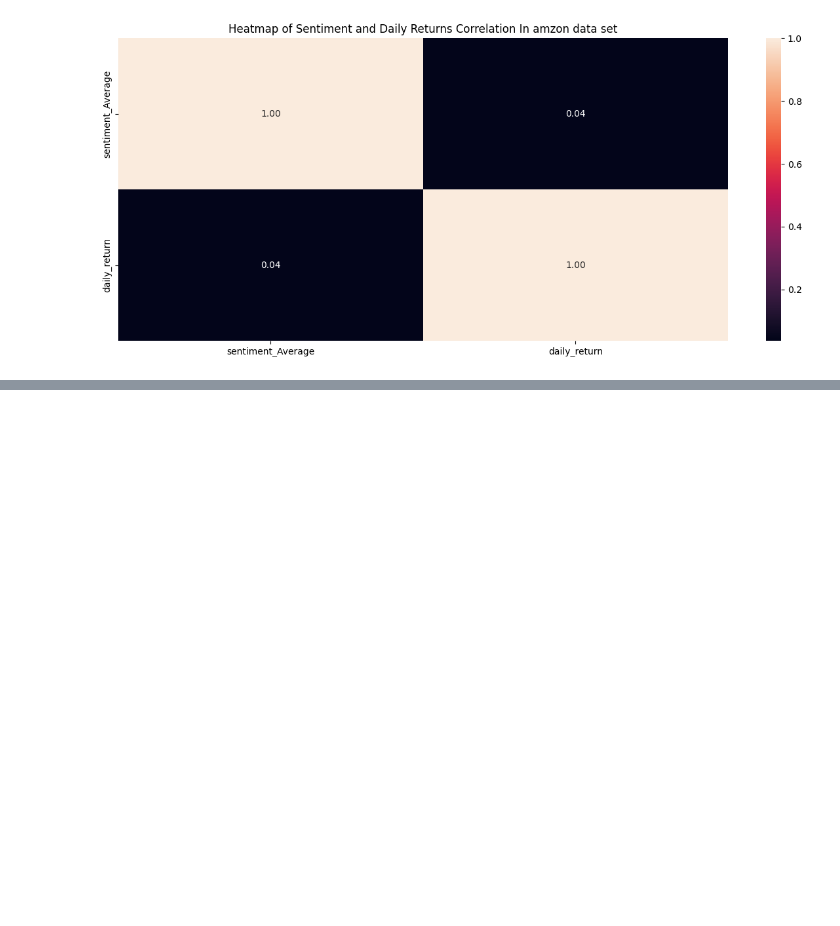
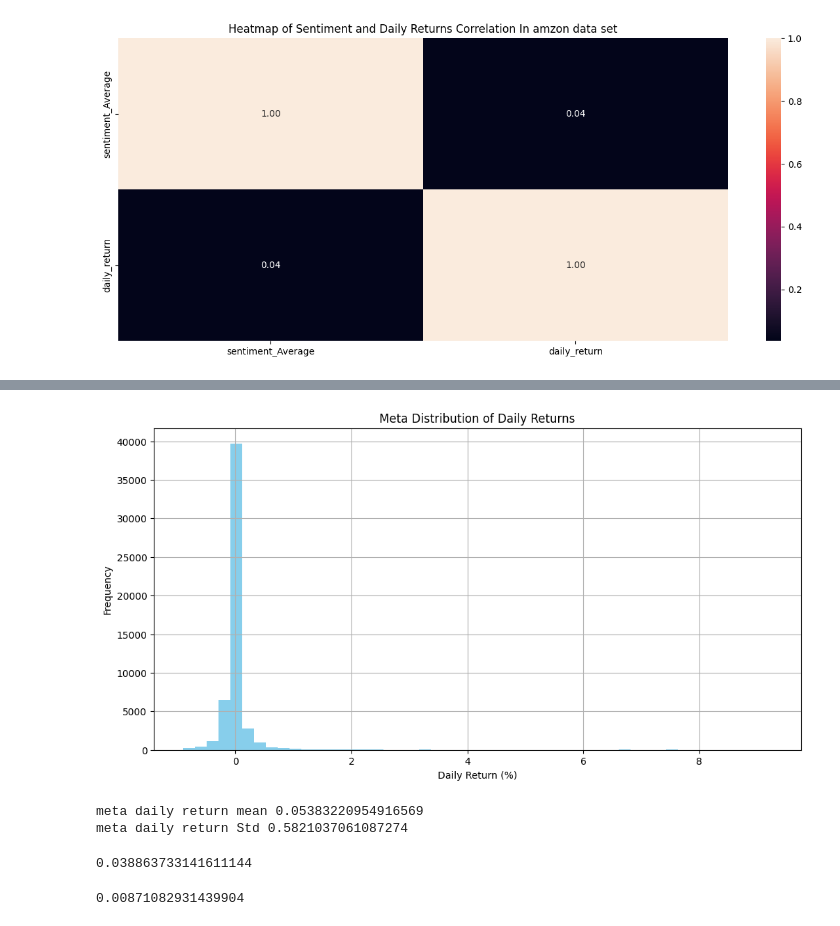
Before and after one commit to davekindea/Week1, a Jupyter notebook: notebooks/task3.ipynb, the cells around one changed output, grey strips where cells are left out. Drawn from its saved outputs; the diff is of its cells as text; code cells hidden in the pictures; blank space fills up the shorter version.

```diff
--- a/notebooks/task3.ipynb
+++ b/notebooks/task3.ipynb
@@ -520,0 +576,26 @@ plt.show()
+# %%
+data_META["daily_return"].hist(bins=50, figsize=(12, 6), color='skyblue')
+plt.title('Meta Distribution of Daily Returns')
+plt.xlabel('Daily Return (%)')
+plt.ylabel('Frequency')
+plt.show()
+# %% [output]
+[figure, added]
+# %%
+meta_mean_daily_reaturn=data_META["daily_return"].mean()
+meta_std_daily_reaturn=data_META["daily_return"].std()
+print(f"meta daily return mean {meta_mean_daily_reaturn}")
+print(f"meta daily return Std {meta_std_daily_reaturn}")
+# %% [output]
+meta daily return mean 0.05383220954916569
+meta daily return Std 0.5821037061087274
+# %%
+meta_correlation=data_META["sentiment_Average"].corr(data_META["daily_return"], method="pearson")
+print(meta_correlation)
+# %% [output]
+0.038863733141611144
+# %%
+meta_correlation_sp=data_META["sentiment_Average"].corr(data_META["daily_return"], method="spearman")
+print(meta_correlation_sp)
+# %% [output]
+0.00871082931439904
```
Also changed, not shown: parts of 44 cells of this notebook.
